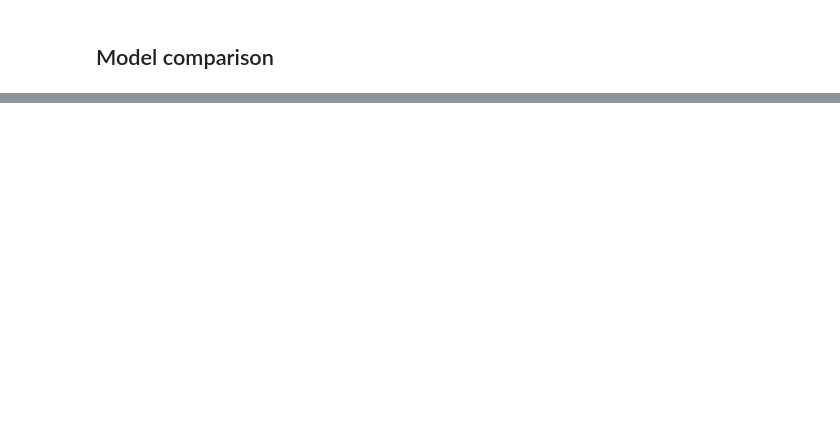
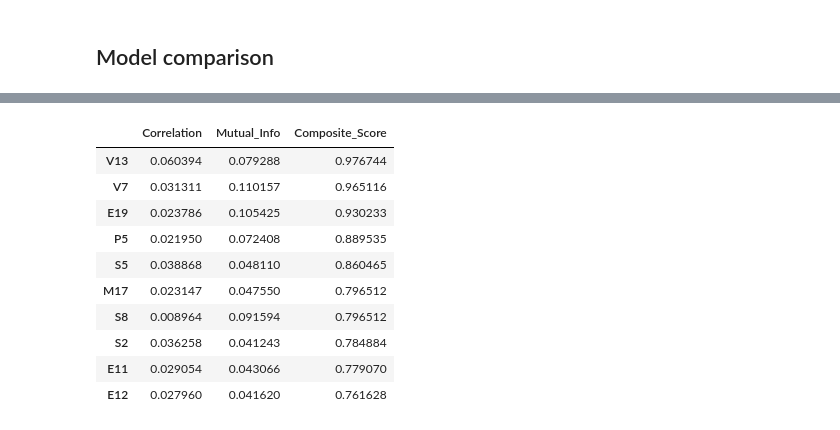
Before and after one commit to hzhang092/KaggleHTMarketPrediction, a Jupyter notebook: cluster_analysis.ipynb, the cells around one changed output, grey strips where cells are left out. Cells and saved outputs as stored; diff of their text form; code cells hidden in the pictures; blank space fills up the shorter version.

```diff
--- a/cluster_analysis.ipynb
+++ b/cluster_analysis.ipynb
@@ -351,0 +620,68 @@ Detrend Your Data: For any feature that still has a trend, use its first differe
+# %%
+def analyze_feature_importance(df, feature_categories, max_features=100):
+    """Analyze feature importance using various methods"""
+
+    print("\n⭐ FEATURE IMPORTANCE ANALYSIS")
+    print("="*50)
+
+    if 'forward_returns' not in df.columns:
+        print("❌ No target variable found for feature importance analysis")
+        return
+
+    # Prepare data - remove non-feature columns
+    feature_cols = []
+    for category, features in feature_categories.items():
+        if category != 'Special':
+            feature_cols.extend(features)
+
+    # Limit features for computational efficiency
+    if len(feature_cols) > max_features:
+        feature_cols = feature_cols[:max_features]
+        print(f"⚠️ Limited to first {max_features} features for computational efficiency")
+
+    # Create feature matrix
+    X = df[feature_cols].fillna(0)
+    y = df['forward_returns'].fillna(0)
+
+    # Remove rows where target is missing
+    mask = ~df['forward_returns'].isna()
+    X = X[mask]
+    y = y[mask]
+    if len(X) == 0:
+        print("❌ No valid data for feature importance analysis")
+        return
+
+    print(f"📊 Analyzing {len(feature_cols)} features with {len(X)} samples")
+
+    # 1. Correlation-based importance
+    corr_importance = abs(X.corrwith(y)).sort_values(ascending=False)
+
+    # 2. Mutual Information
+    try:
+        mi_scores = mutual_info_regression(X, y, random_state=42)
+        mi_importance = pd.Series(mi_scores, index=feature_cols).sort_values(ascending=False)
+    except:
+        print("⚠️ Mutual information calculation failed")
+        mi_importance = pd.Series(index=feature_cols)
+
+    # Combine results
+    importance_df = pd.DataFrame({
+        'Correlation': corr_importance,
+        'Mutual_Info': mi_importance
+    }).fillna(0)
+
+    # Create composite score
+    importance_df['Composite_Score'] = (
+        importance_df['Correlation'].rank(pct=True) +
+        importance_df['Mutual_Info'].rank(pct=True)
+    ) / 2
+
+    importance_df = importance_df.sort_values('Composite_Score', ascending=False)
+
+    print("\n🏆 TOP 50 MOST IMPORTANT FEATURES:")
+    display(importance_df.head(10))
+
+    return importance_df
+
+importance_results = analyze_feature_importance(train_df, feature_categories)
+# %% [output]
@@ -351,0 +693,11 @@ Detrend Your Data: For any feature that still has a trend, use its first differe
+|  | Correlation | Mutual_Info | Composite_Score |
+| V13 | 0.060394 | 0.079288 | 0.976744 |
+| V7 | 0.031311 | 0.110157 | 0.965116 |
+| E19 | 0.023786 | 0.105425 | 0.930233 |
+| P5 | 0.021950 | 0.072408 | 0.889535 |
+| S5 | 0.038868 | 0.048110 | 0.860465 |
+| M17 | 0.023147 | 0.047550 | 0.796512 |
+| S8 | 0.008964 | 0.091594 | 0.796512 |
+| S2 | 0.036258 | 0.041243 | 0.784884 |
+| E11 | 0.029054 | 0.043066 | 0.779070 |
+| E12 | 0.027960 | 0.041620 | 0.761628 |
```
Also changed, not shown: parts of 22 cells of this notebook.
